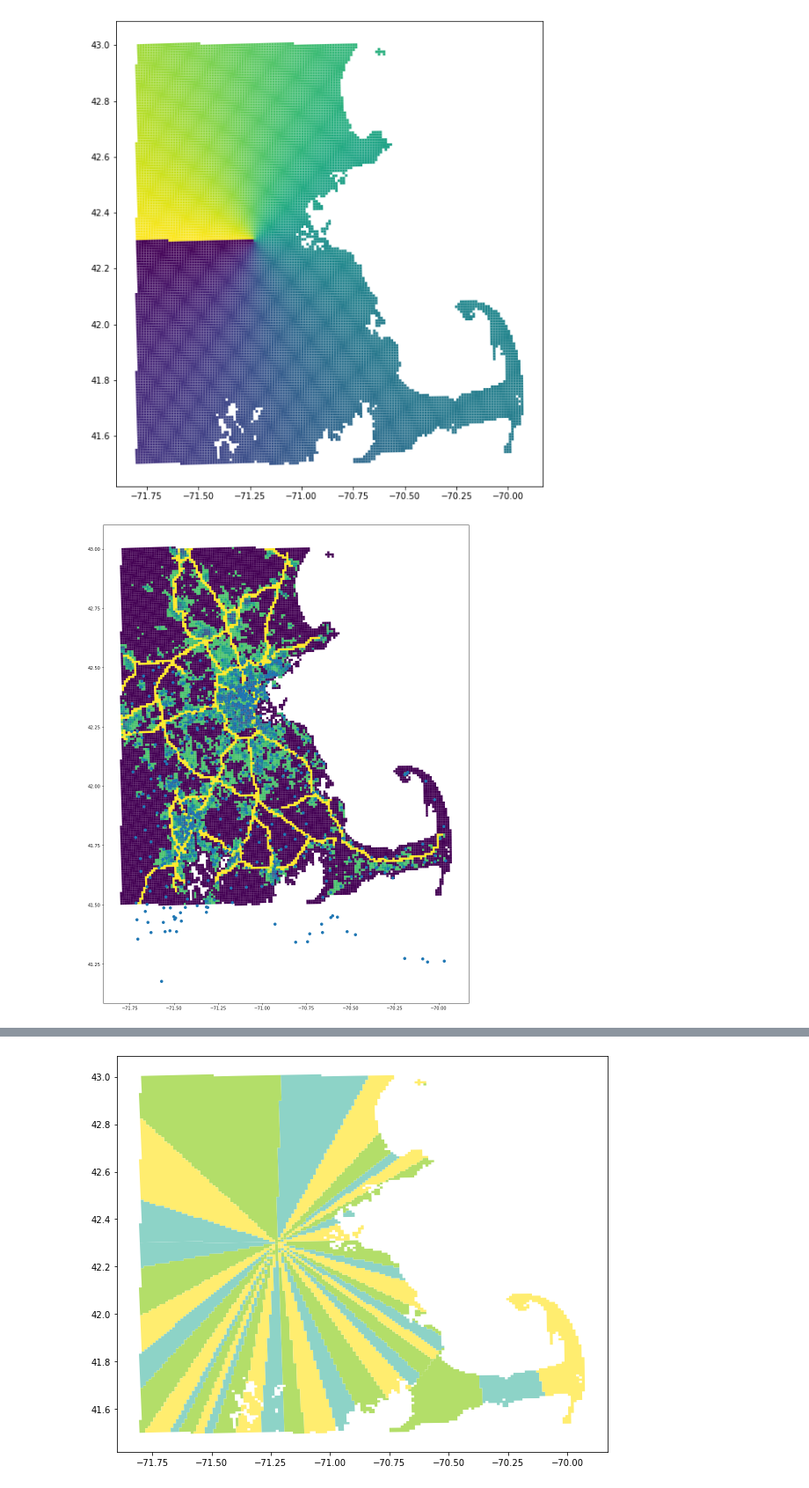
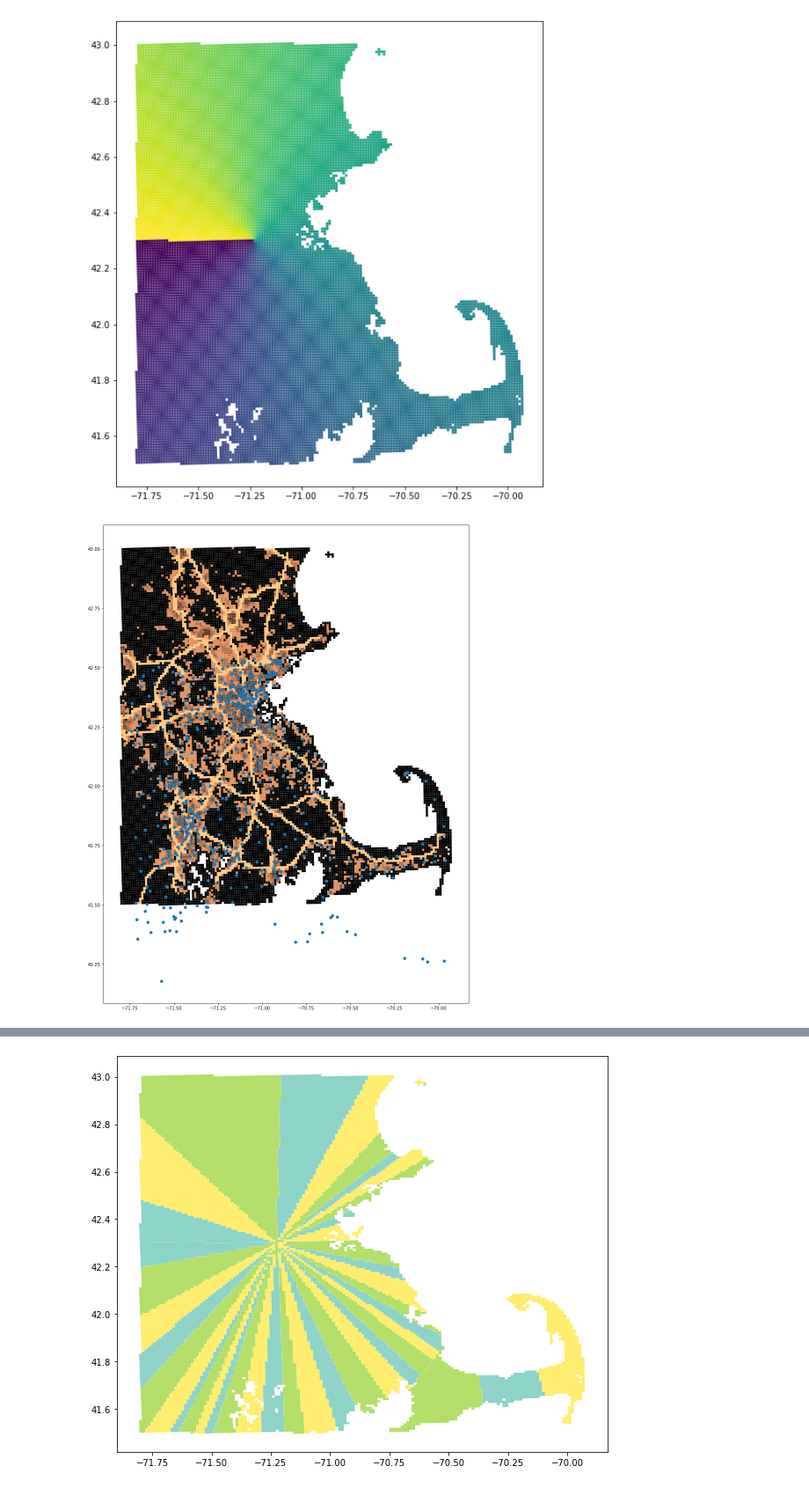
Before and after one commit to bwsi-remote-sensing-2020/final-exercise-students-jvonk, a Jupyter notebook: Final-exercise-overview.ipynb, the cells around one changed output, grey strips where cells are left out. Shown at 88% size. Drawn from its saved outputs; the diff is of its cells as text; code cells hidden in the pictures.

```diff
--- a/Final-exercise-overview.ipynb
+++ b/Final-exercise-overview.ipynb
@@ -206,11 +206,11 @@ locations=gpd.read_file('facilities/fire_stations.shp').to_crs('epsg:4269')
 # convert locations to cell locations
 locations_gdf=gpd.sjoin(game_grid,locations,how='inner',op='contains')
 # %%
-ax=game_grid.plot('Transport',figsize=(20,20))
-location.plot(figsize=(20,20),ax=ax)
+ax=game_grid.plot('Transport',figsize=(20,20),cmap='copper')
+locations.plot(figsize=(20,20),ax=ax)
 plt.savefig('locations.svg', bbox_inches='tight')
 # %% [output]
-[figure, old version]
+[figure, new version]
 # %%
 # time for every cell is 20 minutes
 game_grid['TIME'] = 20
```
Also changed, not shown: parts of 3 cells of this notebook, 11 other files.
